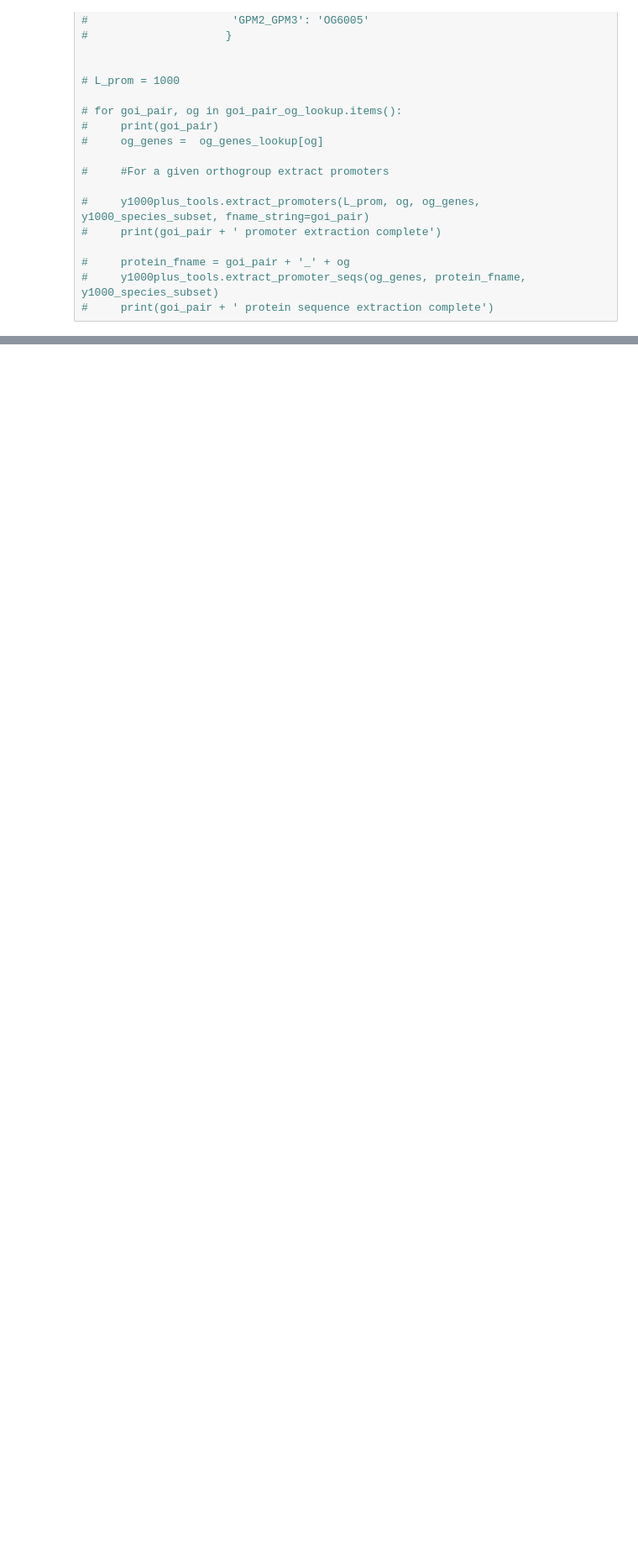
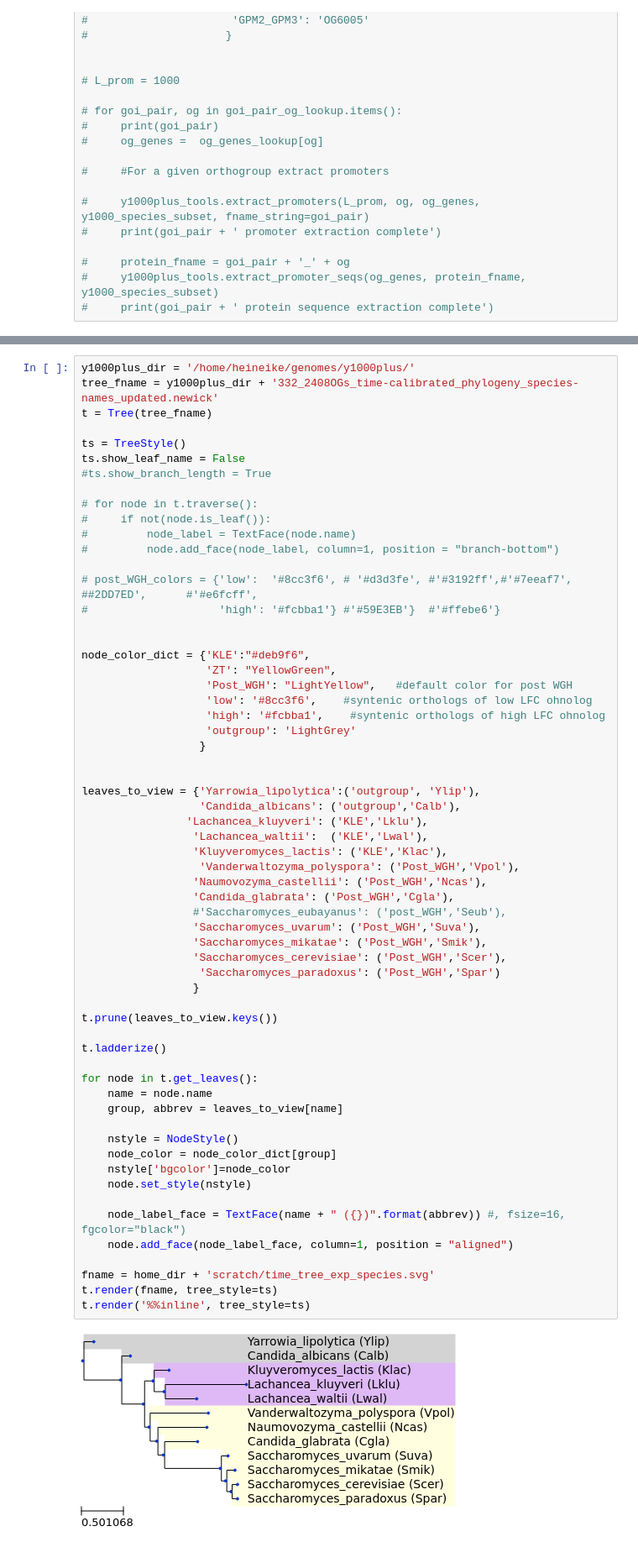
Before and after one commit to heineike02/y1000plus_tools, a Jupyter notebook: scripts/20190219_STRE_examples.ipynb, the cells around one changed output, grey strips where cells are left out. Shown at 84% size. Cells and saved outputs as stored; diff of their text form; blank space fills up the shorter version.

```diff
--- a/scripts/20190219_STRE_examples.ipynb
+++ b/scripts/20190219_STRE_examples.ipynb
@@ -612,0 +1538,63 @@ t.render(fname)
+# %%
+y1000plus_dir = '/home/heineike/genomes/y1000plus/'
+tree_fname = y1000plus_dir + '332_2408OGs_time-calibrated_phylogeny_species-names_updated.newick'
+t = Tree(tree_fname)
+
+ts = TreeStyle()
+ts.show_leaf_name = False
+#ts.show_branch_length = True
+
+# for node in t.traverse():
+#     if not(node.is_leaf()):
+#         node_label = TextFace(node.name)
+#         node.add_face(node_label, column=1, position = "branch-bottom")
+
+# post_WGH_colors = {'low':  '#8cc3f6', # '#d3d3fe', #'#3192ff',#'#7eeaf7', ##2DD7ED',      #'#e6fcff',
+#                    'high': '#fcbba1'} #'#59E3EB'}  #'#ffebe6'}
+
+
+node_color_dict = {'KLE':"#deb9f6",
+                   'ZT': "YellowGreen",
+                   'Post_WGH': "LightYellow",   #default color for post WGH
+                   'low': '#8cc3f6',    #syntenic orthologs of low LFC ohnolog
+                   'high': '#fcbba1',    #syntenic orthologs of high LFC ohnolog
+                   'outgroup': 'LightGrey'
+                  }
+
+
+leaves_to_view = {'Yarrowia_lipolytica':('outgroup', 'Ylip'),
+                  'Candida_albicans': ('outgroup','Calb'),
+                'Lachancea_kluyveri': ('KLE','Lklu'),
+                 'Lachancea_waltii':  ('KLE','Lwal'),
+                 'Kluyveromyces_lactis': ('KLE','Klac'),
+                  'Vanderwaltozyma_polyspora': ('Post_WGH','Vpol'),
+                 'Naumovozyma_castellii': ('Post_WGH','Ncas'),
+                 'Candida_glabrata': ('Post_WGH','Cgla'),
+                 #'Saccharomyces_eubayanus': ('post_WGH','Seub'),
+                 'Saccharomyces_uvarum': ('Post_WGH','Suva'),
+                 'Saccharomyces_mikatae': ('Post_WGH','Smik'),
+                 'Saccharomyces_cerevisiae': ('Post_WGH','Scer'),
+                  'Saccharomyces_paradoxus': ('Post_WGH','Spar')
+                 }
+
+t.prune(leaves_to_view.keys())
+
+t.ladderize()
+
+for node in t.get_leaves():
+    name = node.name
+    group, abbrev = leaves_to_view[name]
+
+    nstyle = NodeStyle()
+    node_color = node_color_dict[group]
+    nstyle['bgcolor']=node_color
+    node.set_style(nstyle)
+
+    node_label_face = TextFace(name + " ({})".format(abbrev)) #, fsize=16, fgcolor="black")
+    node.add_face(node_label_face, column=1, position = "aligned")
+
+fname = home_dir + 'scratch/time_tree_exp_species.svg'
+t.render(fname, tree_style=ts)
+t.render('%%inline', tree_style=ts)
+# %% [output]
+[figure, added]
```
Also changed, not shown: parts of 53 cells of this notebook, 20 other files.
